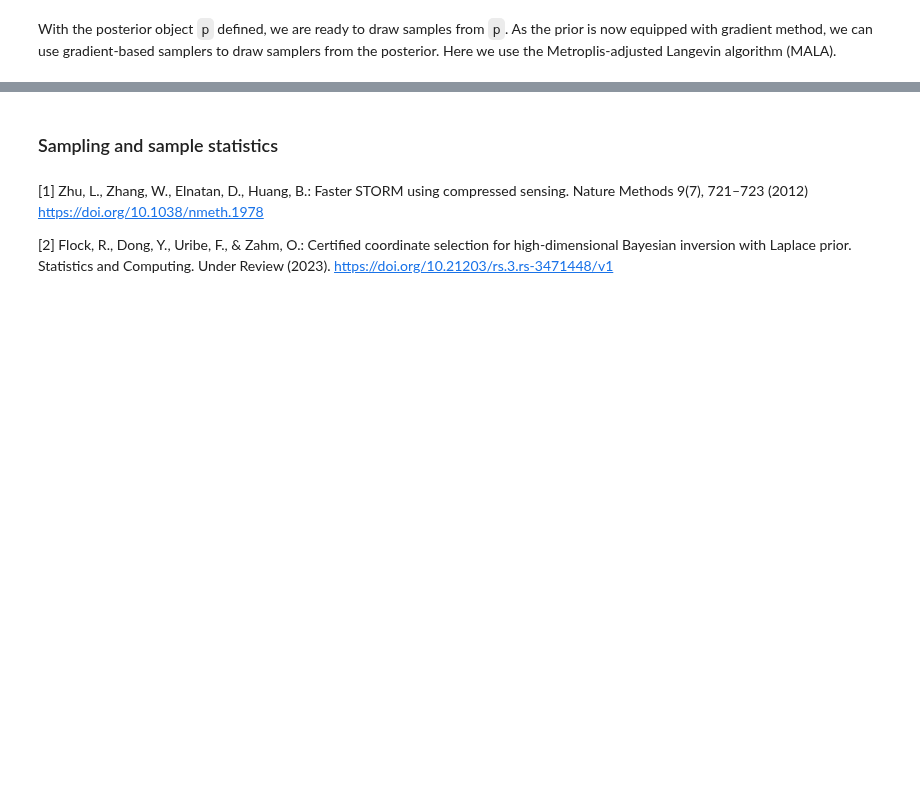
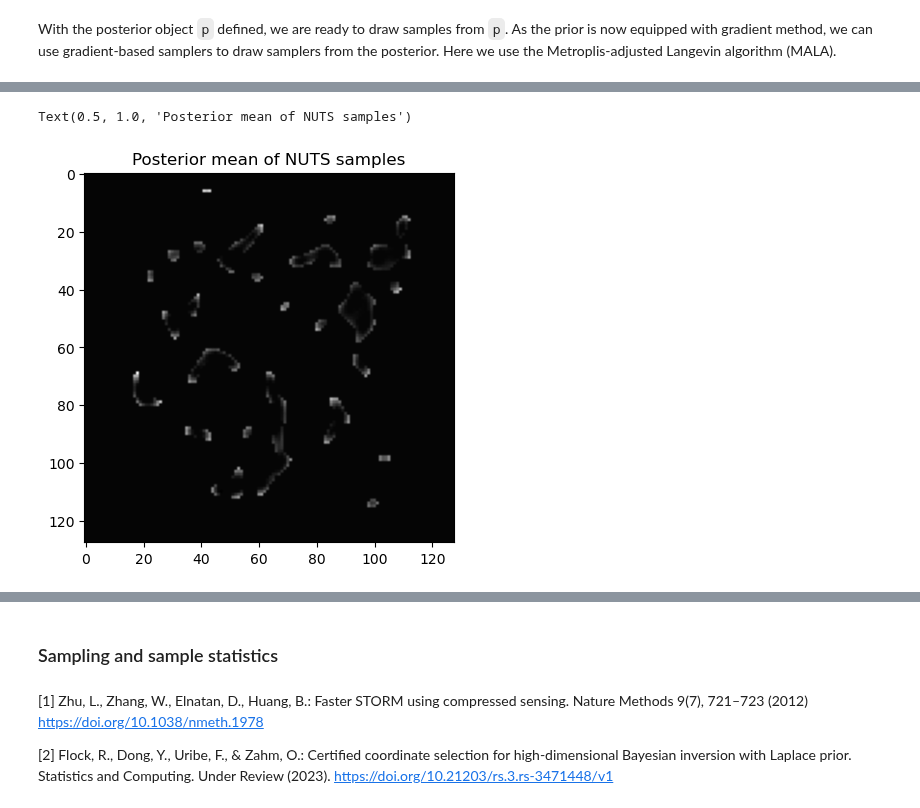
Before and after one commit to CUQI-DTU/CUQIpy-User-Showcase, a Jupyter notebook: 006_super_resolution/STORM.ipynb, the cells around one changed output, grey strips where cells are left out. Drawn from its saved outputs; the diff is of its cells as text; code cells hidden in the pictures; blank space fills up the shorter version.

```diff
--- a/006_super_resolution/STORM.ipynb
+++ b/006_super_resolution/STORM.ipynb
@@ -643,2 +235,10 @@ mala_samples.plot_chain(np.random.randint(low=0, high=1000, size=5))
+# %%
+x_post = np.zeros(16384)
+x_post[selected_set] = nuts_samples.mean()
+plt.imshow(unrav(x_post, 128), cmap='gray')
+plt.title("Posterior mean of NUTS samples")
+# %% [output]
+Text(0.5, 1.0, 'Posterior mean of NUTS samples')
+[figure, added]
 # %%
 x_laplace = cuqi.distribution.Laplace(np.array([0]), np.array([1/par['delta']]))
```
Also changed, not shown: parts of 31 cells of this notebook.
